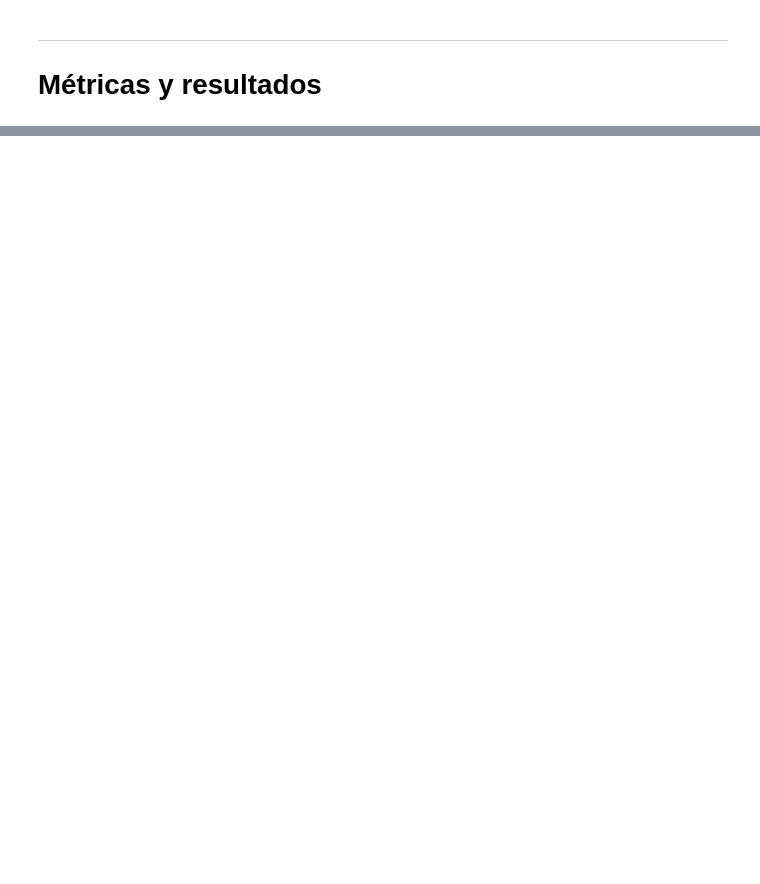
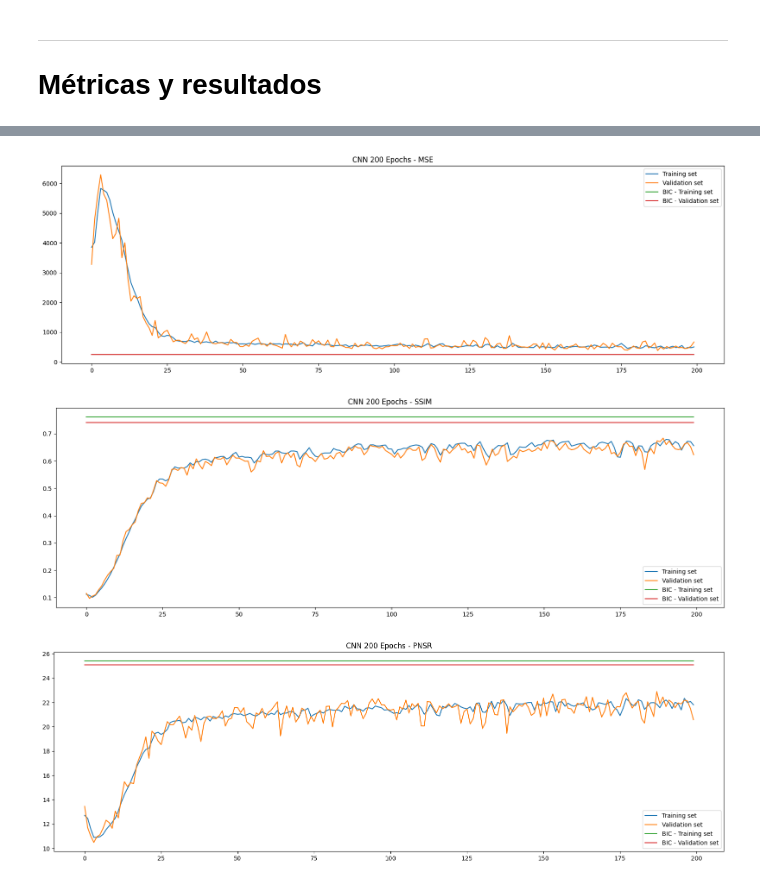
Before and after one commit to Carlos0196/cnn-gan-superresolution, a Jupyter notebook: notebooks/CNN.ipynb, the cells around one changed output, grey strips where cells are left out. Saved outputs shown, nothing was run; the diff lists cells and outputs as text; code cells hidden in the pictures; blank space fills up the shorter version.

```diff
--- a/notebooks/CNN.ipynb
+++ b/notebooks/CNN.ipynb
@@ -374,0 +431,76 @@ plot_results(
+# %%
+import matplotlib.pyplot as plt
+
+train_mse_gen = []
+train_mse_bic = []
+
+train_ssim_gen = []
+train_ssim_bic = []
+
+train_psnr_gen = []
+train_psnr_bic = []
+
+for i in range(number_of_epochs):
+  train_mse_gen.append(loaded_df_train[f'EPOCH_{i+1}']['GEN_MSE'].mean())
+  train_mse_bic.append(loaded_df_train[f'EPOCH_{i+1}']['BIC_MSE'].mean())
+
+  train_ssim_gen.append(loaded_df_train[f'EPOCH_{i+1}']['GEN_SSIM'].mean())
+  train_ssim_bic.append(loaded_df_train[f'EPOCH_{i+1}']['BIC_SSIM'].mean())
+
+  train_psnr_gen.append(loaded_df_train[f'EPOCH_{i+1}']['GEN_PSNR'].mean())
+  train_psnr_bic.append(loaded_df_train[f'EPOCH_{i+1}']['BIC_PSNR'].mean())
+
+
+valid_mse_gen = []
+valid_mse_bic = []
+
+valid_ssim_gen = []
+valid_ssim_bic = []
+
+valid_psnr_gen = []
+valid_psnr_bic = []
+for i in range(number_of_epochs):
+  valid_mse_gen.append(loaded_df_valid[f'EPOCH_{i+1}']['GEN_MSE'].mean())
+  valid_mse_bic.append(loaded_df_valid[f'EPOCH_{i+1}']['BIC_MSE'].mean())
+
+  valid_ssim_gen.append(loaded_df_valid[f'EPOCH_{i+1}']['GEN_SSIM'].mean())
+  valid_ssim_bic.append(loaded_df_valid[f'EPOCH_{i+1}']['BIC_SSIM'].mean())
+
+  valid_psnr_gen.append(loaded_df_valid[f'EPOCH_{i+1}']['GEN_PSNR'].mean())
+  valid_psnr_bic.append(loaded_df_valid[f'EPOCH_{i+1}']['BIC_PSNR'].mean())
+
+title = ''
+
+# MSE
+plt.figure(figsize=(20,6))
+plt.title(f'CNN {number_of_epochs} Epochs - MSE')
+plt.plot(np.arange(len(train_mse_gen)), train_mse_gen, label='Training set')
+plt.plot(np.arange(len(valid_mse_gen)), valid_mse_gen, label='Validation set')
+plt.plot(np.arange(len(train_mse_bic)), train_mse_bic, label='BIC - Training set')
+plt.plot(np.arange(len(valid_mse_bic)), valid_mse_bic, label='BIC - Validation set')
+plt.legend()
+plt.show()
+
+# SSIM
+plt.figure(figsize=(20,6))
+plt.title(f'CNN {number_of_epochs} Epochs - SSIM')
+plt.plot(np.arange(len(train_ssim_gen)), train_ssim_gen, label='Training set')
+plt.plot(np.arange(len(valid_ssim_gen)), valid_ssim_gen, label='Validation set')
+plt.plot(np.arange(len(train_ssim_bic)), train_ssim_bic, label='BIC - Training set')
+plt.plot(np.arange(len(valid_ssim_bic)), valid_ssim_bic, label='BIC - Validation set')
+plt.legend()
+plt.show()
+
+# PSNR
+plt.figure(figsize=(20,6))
+plt.title(f'CNN {number_of_epochs} Epochs - PNSR')
+plt.plot(np.arange(len(train_psnr_gen)), train_psnr_gen, label='Training set')
+plt.plot(np.arange(len(valid_psnr_gen)), valid_psnr_gen, label='Validation set')
+plt.plot(np.arange(len(train_psnr_bic)), train_psnr_bic, label='BIC - Training set')
+plt.plot(np.arange(len(valid_psnr_bic)), valid_psnr_bic, label='BIC - Validation set')
+plt.legend()
+plt.show()
+# %% [output]
+[figure, added]
+[figure, added]
+[figure, added]
```
Also changed, not shown: parts of 10 cells of this notebook, 1 other file.
